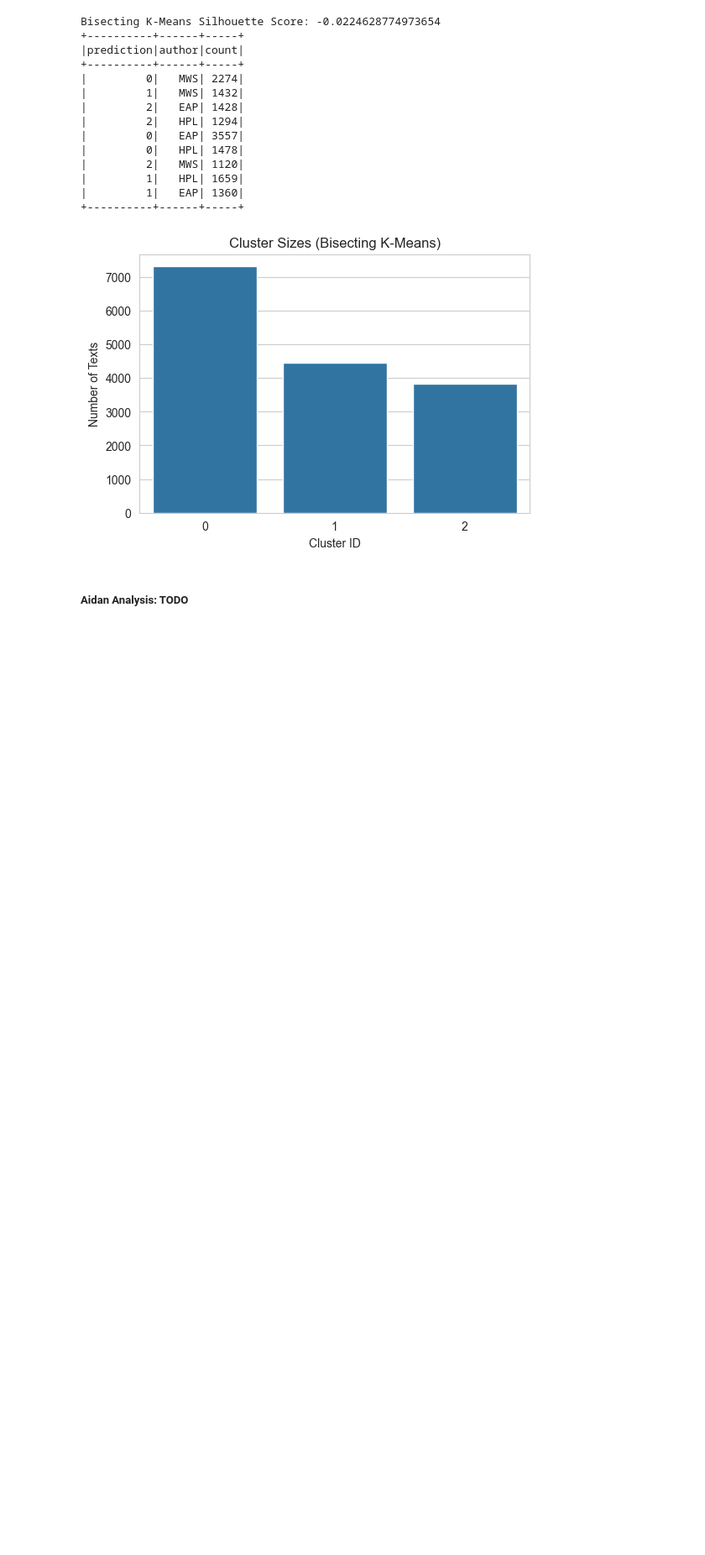
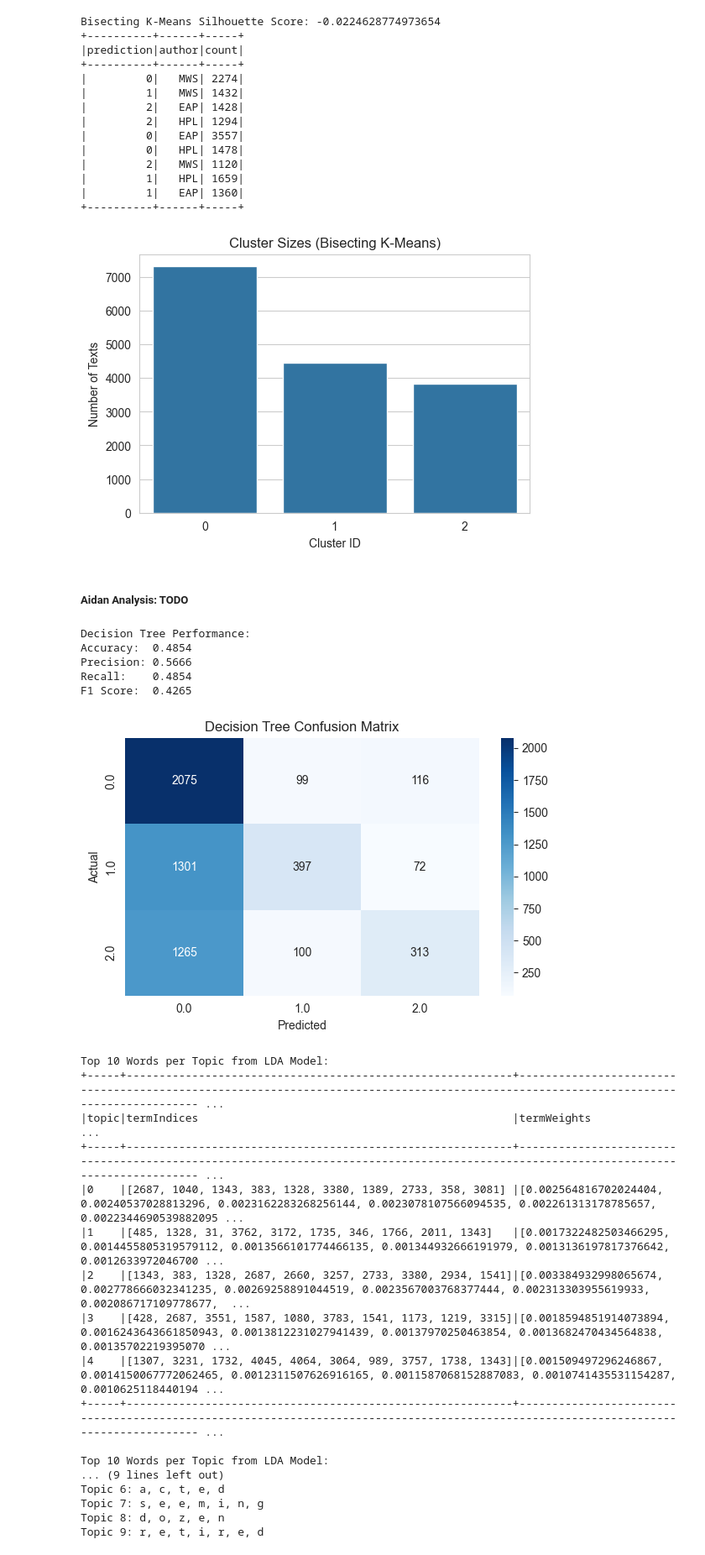
Before and after one commit to alonergan/COSC526_Module5_GroupProject, a Jupyter notebook: code_6_of_10_data_mine_group13.ipynb, the cells around one changed output. Shown at 84% size. Saved outputs shown, nothing was run; the diff lists cells and outputs as text; code cells hidden in the pictures; blank space fills up the shorter version.

```diff
--- a/code_6_of_10_data_mine_group13.ipynb
+++ b/code_6_of_10_data_mine_group13.ipynb
@@ -476,3 +574,80 @@ Bisecting K-Means Silhouette Score: -0.0224628774973654
 # Daniel
 # %%
 # Claudine
+from pyspark.ml.evaluation import MulticlassClassificationEvaluator
+from pyspark.sql.functions import col
+import matplotlib.pyplot as plt
+import seaborn as sns
+import pandas as pd
+
+# Evaluation: Decision Tree
+
+evaluator = MulticlassClassificationEvaluator(labelCol="label", predictionCol="prediction")
+
+accuracy = evaluator.evaluate(dt_predictions, {evaluator.metricName: "accuracy"})
+precision = evaluator.evaluate(dt_predictions, {evaluator.metricName: "weightedPrecision"})
+recall = evaluator.evaluate(dt_predictions, {evaluator.metricName: "weightedRecall"})
+f1 = evaluator.evaluate(dt_predictions, {evaluator.metricName: "f1"})
+
+print("Decision Tree Performance:")
+print(f"Accuracy:  {accuracy:.4f}")
+print(f"Precision: {precision:.4f}")
+print(f"Recall:    {recall:.4f}")
+print(f"F1 Score:  {f1:.4f}")
+
+# Confusion Matrix Plot
+conf_matrix_df = dt_predictions.select("label", "prediction").toPandas()
+
+# Convert label numbers to string if needed (Optional)
+confusion_matrix = pd.crosstab(conf_matrix_df["label"], conf_matrix_df["prediction"], rownames=["Actual"], colnames=["Predicted"])
+
+# Plot
+plt.figure(figsize=(6, 4))
+sns.heatmap(confusion_matrix, annot=True, fmt="d", cmap="Blues")
+plt.title("Decision Tree Confusion Matrix")
+plt.tight_layout()
+plt.show()
+
+# Interpretation: LDA Topics
+print("Top 10 Words per Topic from LDA Model:")
+topics.show(truncate=False)
+
+# Display top words for each topic using CountVectorizer's vocabulary
+vocab = cv_model.vocabulary  # This gives us the actual word list
+
+print("Top 10 Words per Topic from LDA Model:")
+topic_indices = lda_model.describeTopics(10)
+topic_indices_local = topic_indices.limit(3).collect()
+
+for i, row in enumerate(topic_indices_local):
+    word_indices = row['termIndices']
+    words = [vocab[idx] for idx in word_indices]
+    print(f"Topic {i}: {', '.join(words)}")
+
+
+for i, words in enumerate(words):
+    print(f"Topic {i}: {', '.join(words)}")
+# %% [output]
+Decision Tree Performance:
+Accuracy:  0.4854
+Precision: 0.5666
+Recall:    0.4854
+F1 Score:  0.4265
+[figure, added]
+Top 10 Words per Topic from LDA Model:
++-----+-----------------------------------------------------------+------------------------------------------------------------------------------------------------------------------------------------- ...
+|topic|termIndices                                                |termWeights                                                                                                                           ...
++-----+-----------------------------------------------------------+------------------------------------------------------------------------------------------------------------------------------------- ...
+|0    |[2687, 1040, 1343, 383, 1328, 3380, 1389, 2733, 358, 3081] |[0.002564816702024404, 0.00240537028813296, 0.0023162283268256144, 0.0023078107566094535, 0.002261313178785657, 0.0022344690539882095 ...
+|1    |[485, 1328, 31, 3762, 3172, 1735, 346, 1766, 2011, 1343]   |[0.0017322482503466295, 0.0014455805319579112, 0.0013566101774466135, 0.001344932666191979, 0.0013136197817376642, 0.0012633972046700 ...
+|2    |[1343, 383, 1328, 2687, 2660, 3257, 2733, 3380, 2934, 1541]|[0.003384932998065674, 0.002778666032341235, 0.00269258891044519, 0.0023567003768377444, 0.002313303955619933, 0.002086717109778677,  ...
+|3    |[428, 2687, 3551, 1587, 1080, 3783, 1541, 1173, 1219, 3315]|[0.0018594851914073894, 0.0016243643661850943, 0.0013812231027941439, 0.00137970250463854, 0.0013682470434564838, 0.00135702219395070 ...
+|4    |[1307, 3231, 1732, 4045, 4064, 3064, 989, 3757, 1738, 1343]|[0.001509497296246867, 0.0014150067772062465, 0.0012311507626916165, 0.0011587068152887083, 0.0010741435531154287, 0.0010625118440194 ...
++-----+-----------------------------------------------------------+------------------------------------------------------------------------------------------------------------------------------------- ...
+
+Top 10 Words per Topic from LDA Model:
+... (9 lines left out)
+Topic 6: a, c, t, e, d
+Topic 7: s, e, e, m, i, n, g
+Topic 8: d, o, z, e, n
+Topic 9: r, e, t, i, r, e, d
```
Also changed, not shown: parts of 7 cells of this notebook.
